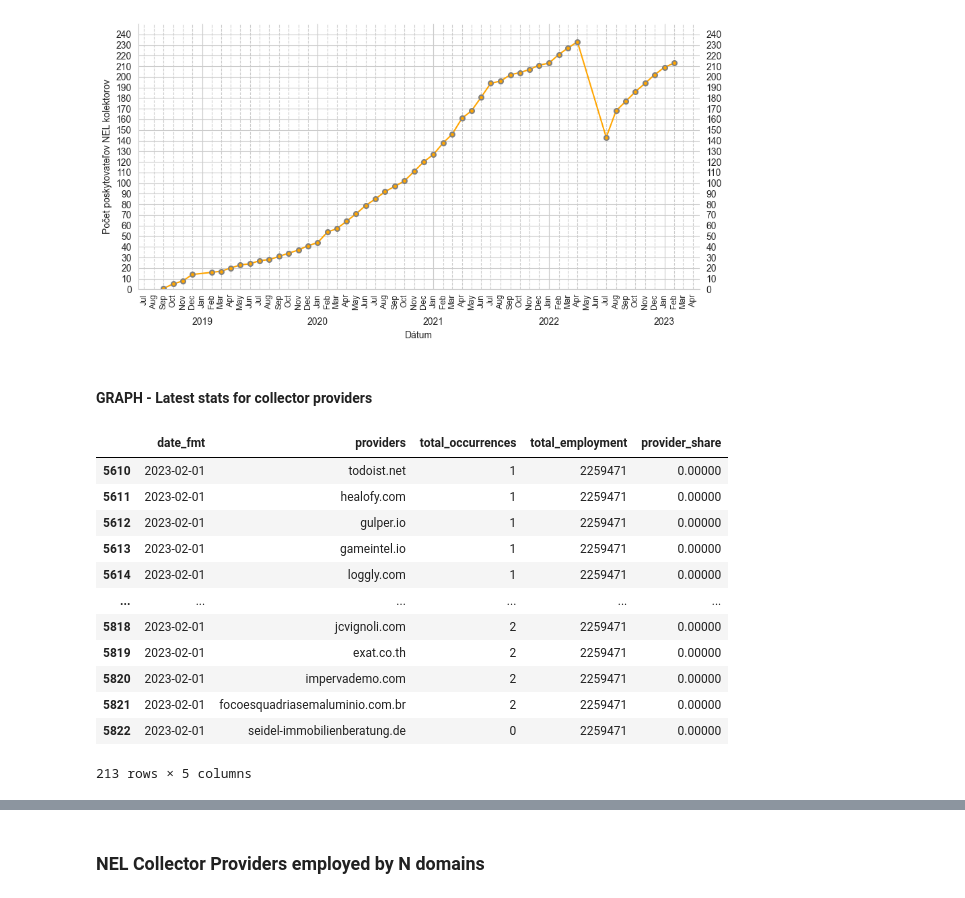
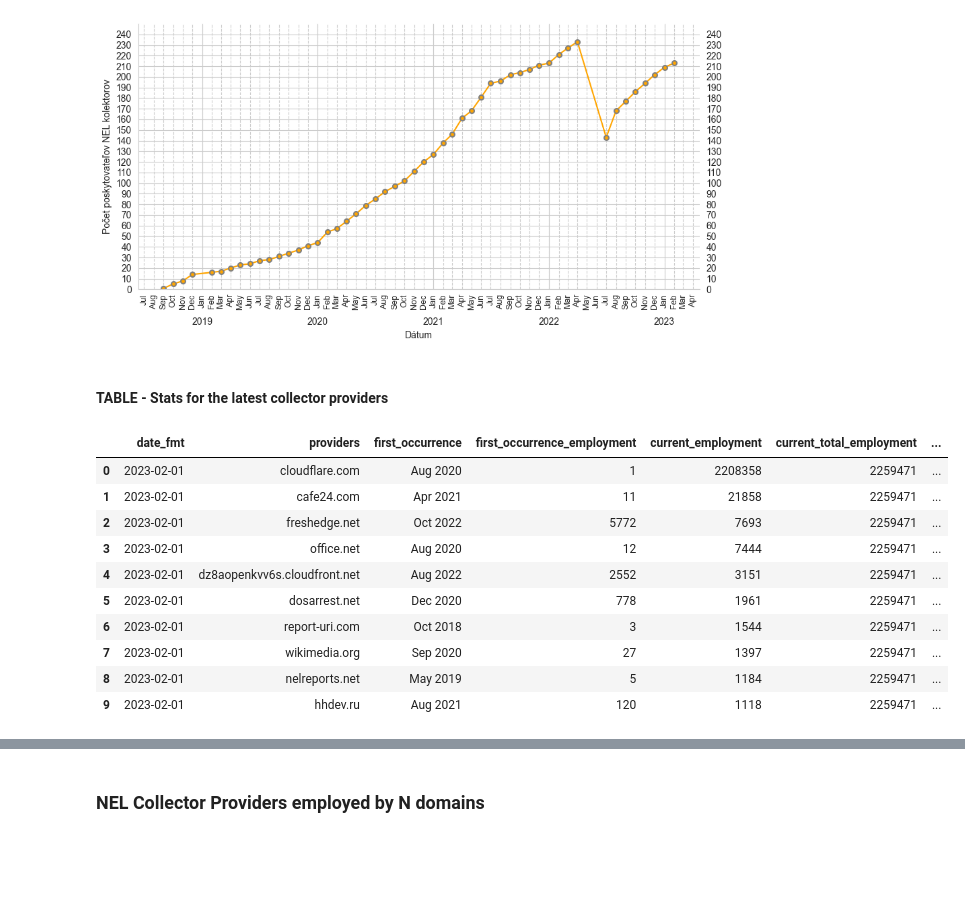
Before and after one commit to JurikMatej/IBP-NEL-Analysis-Scripts, a Jupyter notebook: results/httparchive_nel_collector_provider_usage.ipynb, the cells around one changed output, grey strips where cells are left out. Cells and saved outputs as stored; diff of their text form; code cells hidden in the pictures; blank space fills up the shorter version.

Commit message:
Add table & graph of stats for top 10 latest collector providers

```diff
--- a/results/httparchive_nel_collector_provider_usage.ipynb
+++ b/results/httparchive_nel_collector_provider_usage.ipynb
@@ -255,37 +249,48 @@ plt.savefig('graphs/httparchive_nel_collector_provider_count.pdf')
 # %% [output]
 [figure]
 # %% [markdown]
-#### GRAPH - Latest stats for collector providers
+#### TABLE - Stats for the latest collector providers
 # %%
-pd.options.display.float_format = '{:.5f}'.format
+pd.options.display.float_format = '{:.3f}'.format
 
-to_plot = all_occurrences.copy()
-to_plot['date_fmt'] = to_plot['date'].map(lambda date: pd.to_datetime(date))
-to_plot.drop(columns=['date'], inplace=True)
-to_plot = to_plot.sort_values(by=['date_fmt'])
-to_plot.reset_index(inplace=True)
-to_plot = to_plot.reindex(columns=['date_fmt', 'providers', 'total_occurrences'])
+all_data = all_occurrences.copy()
+all_data['date_fmt'] = all_data['date'].map(lambda date: pd.to_datetime(date))
+all_data.drop(columns=['date'], inplace=True)
+all_data = all_data.sort_values(by=['date_fmt'])
+all_data.reset_index(inplace=True)
+all_data = all_data.reindex(columns=['date_fmt', 'providers', 'total_occurrences'])
 
 
-latest_data = to_plot[to_plot['date_fmt'] == to_plot['date_fmt'].max()].copy()
+latest_data = all_data[all_data['date_fmt'] == all_data['date_fmt'].max()].copy()
 latest_data['total_employment'] = latest_data['total_occurrences'].sum()
-latest_data['provider_share'] = latest_data['total_occurrences'] / latest_data['total_employment']
-latest_data
+latest_data['provider_share'] = latest_data['total_occurrences'] / latest_data['total_employment'] * 100
 
-# FIX the dates
-# Plot 10 most popular collector providers with their stats
-# OR - create a table
+
+latest_data.sort_values(by=['total_occurrences'], ascending=False, inplace=True)
+latest_c_p_stats = latest_data.head(10).copy()
+latest_c_p_stats.reset_index(inplace=True, drop=True)
+
+
+first_occurrences_by_provider = result[result['providers'].isin(latest_c_p_stats['providers'])].groupby('providers')['date'].min()
+latest_c_p_stats['first_occurrence'] = latest_c_p_stats['providers'].map(first_occurrences_by_provider).map(date_to_text_format)
+
+
+first_occurrence_employment_by_provider = all_occurrences[all_occurrences['providers'].isin(latest_c_p_stats['providers'])].groupby('providers').agg({'date': 'min', 'total_occurrences': 'first'})['total_occurrences']
+latest_c_p_stats['first_occurrence_employment'] = latest_c_p_stats['providers'].map(first_occurrence_employment_by_provider)
+
+latest_c_p_stats.rename(columns={'total_occurrences': 'current_employment', 'total_employment': 'current_total_employment', 'provider_share': 'current_share'}, inplace=True)
+latest_c_p_stats = latest_c_p_stats[['date_fmt', 'providers', 'first_occurrence', 'first_occurrence_employment', 'current_employment', 'current_total_employment', 'current_share']]
+
+latest_c_p_stats
 # %% [output]
-|  | date_fmt | providers | total_occurrences | total_employment | provider_share |
-| 5610 | 2023-02-01 | todoist.net | 1 | 2259471 | 0.00000 |
-| 5611 | 2023-02-01 | healofy.com | 1 | 2259471 | 0.00000 |
-| 5612 | 2023-02-01 | gulper.io | 1 | 2259471 | 0.00000 |
-| 5613 | 2023-02-01 | gameintel.io | 1 | 2259471 | 0.00000 |
-| 5614 | 2023-02-01 | loggly.com | 1 | 2259471 | 0.00000 |
-| ... | ... | ... | ... | ... | ... |
-| 5818 | 2023-02-01 | jcvignoli.com | 2 | 2259471 | 0.00000 |
-| 5819 | 2023-02-01 | exat.co.th | 2 | 2259471 | 0.00000 |
-| 5820 | 2023-02-01 | impervademo.com | 2 | 2259471 | 0.00000 |
-| 5821 | 2023-02-01 | focoesquadriasemaluminio.com.br | 2 | 2259471 | 0.00000 |
-| 5822 | 2023-02-01 | seidel-immobilienberatung.de | 0 | 2259471 | 0.00000 |
+|  | date_fmt | providers | first_occurrence | first_occurrence_employment | current_employment | current_total_employment | ... |
+| 0 | 2023-02-01 | cloudflare.com | Aug 2020 | 1 | 2208358 | 2259471 | ... |
+| 1 | 2023-02-01 | cafe24.com | Apr 2021 | 11 | 21858 | 2259471 | ... |
+| 2 | 2023-02-01 | freshedge.net | Oct 2022 | 5772 | 7693 | 2259471 | ... |
+| 3 | 2023-02-01 | office.net | Aug 2020 | 12 | 7444 | 2259471 | ... |
+| 4 | 2023-02-01 | dz8aopenkvv6s.cloudfront.net | Aug 2022 | 2552 | 3151 | 2259471 | ... |
+| 5 | 2023-02-01 | dosarrest.net | Dec 2020 | 778 | 1961 | 2259471 | ... |
+| 6 | 2023-02-01 | report-uri.com | Oct 2018 | 3 | 1544 | 2259471 | ... |
+| 7 | 2023-02-01 | wikimedia.org | Sep 2020 | 27 | 1397 | 2259471 | ... |
+| 8 | 2023-02-01 | nelreports.net | May 2019 | 5 | 1184 | 2259471 | ... |
+| 9 | 2023-02-01 | hhdev.ru | Aug 2021 | 120 | 1118 | 2259471 | ... |
-213 rows × 5 columns
```
Also changed, not shown: parts of 4 cells of this notebook, 3 other files.
